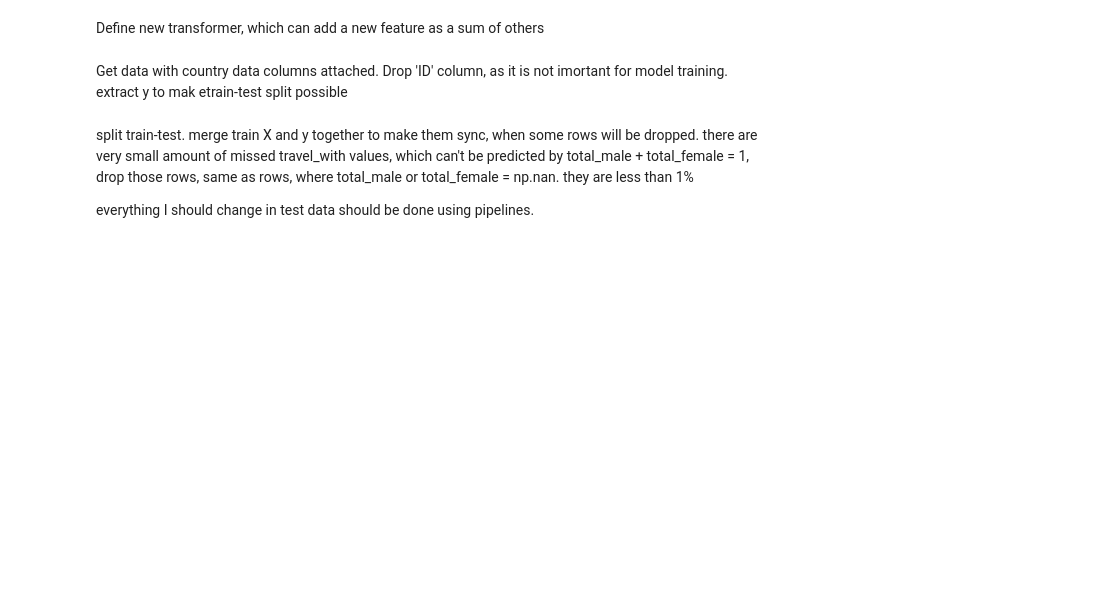
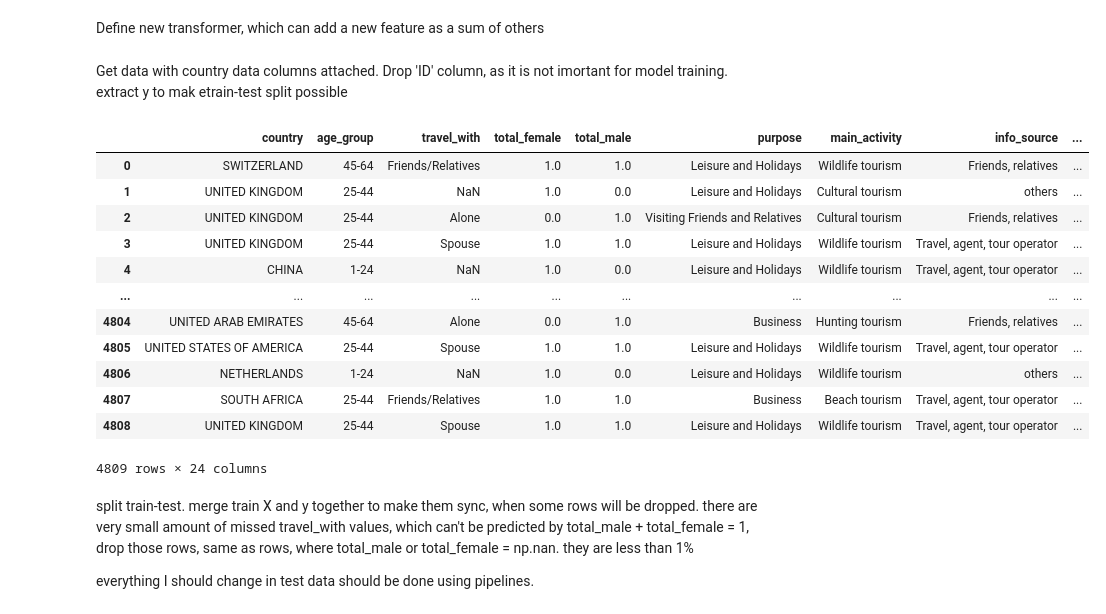
Before and after one commit to n0imaginati0n/nazania-tourism-project, a Jupyter notebook: Pipes.ipynb, the cells around one changed output. Drawn from its saved outputs; the diff is of its cells as text; code cells hidden in the pictures; blank space fills up the shorter version.

```diff
--- a/Pipes.ipynb
+++ b/Pipes.ipynb
@@ -49,6 +49,22 @@ X = extend_train_test_with_countries(pd.read_csv('data/Train.csv'))
 X.drop('ID', axis = 1, inplace = True)
 
 y = X.pop('total_cost')
+# %%
+X
+# %% [output]
+|  | country | age_group | travel_with | total_female | total_male | purpose | main_activity | info_source | ... |
+| 0 | SWITZERLAND | 45-64 | Friends/Relatives | 1.0 | 1.0 | Leisure and Holidays | Wildlife tourism | Friends, relatives | ... |
+| 1 | UNITED KINGDOM | 25-44 | NaN | 1.0 | 0.0 | Leisure and Holidays | Cultural tourism | others | ... |
+| 2 | UNITED KINGDOM | 25-44 | Alone | 0.0 | 1.0 | Visiting Friends and Relatives | Cultural tourism | Friends, relatives | ... |
+| 3 | UNITED KINGDOM | 25-44 | Spouse | 1.0 | 1.0 | Leisure and Holidays | Wildlife tourism | Travel, agent, tour operator | ... |
+| 4 | CHINA | 1-24 | NaN | 1.0 | 0.0 | Leisure and Holidays | Wildlife tourism | Travel, agent, tour operator | ... |
+| ... | ... | ... | ... | ... | ... | ... | ... | ... | ... |
+| 4804 | UNITED ARAB EMIRATES | 45-64 | Alone | 0.0 | 1.0 | Business | Hunting tourism | Friends, relatives | ... |
+| 4805 | UNITED STATES OF AMERICA | 25-44 | Spouse | 1.0 | 1.0 | Leisure and Holidays | Wildlife tourism | Travel, agent, tour operator | ... |
+| 4806 | NETHERLANDS | 1-24 | NaN | 1.0 | 0.0 | Leisure and Holidays | Wildlife tourism | others | ... |
+| 4807 | SOUTH AFRICA | 25-44 | Friends/Relatives | 1.0 | 1.0 | Business | Beach tourism | Travel, agent, tour operator | ... |
+| 4808 | UNITED KINGDOM | 25-44 | Spouse | 1.0 | 1.0 | Leisure and Holidays | Wildlife tourism | Travel, agent, tour operator | ... |
+4809 rows × 24 columns
 # %% [markdown]
 split train-test. merge train X and y together to make them sync, when some rows will be dropped. there are very small amount of missed travel_with values, which can't be predicted by total_male + total_female = 1, drop those rows, same as rows, where total_male or total_female = np.nan. they are less than 1%
 
```
Also changed, not shown: parts of 3 cells of this notebook, 9 other files.
